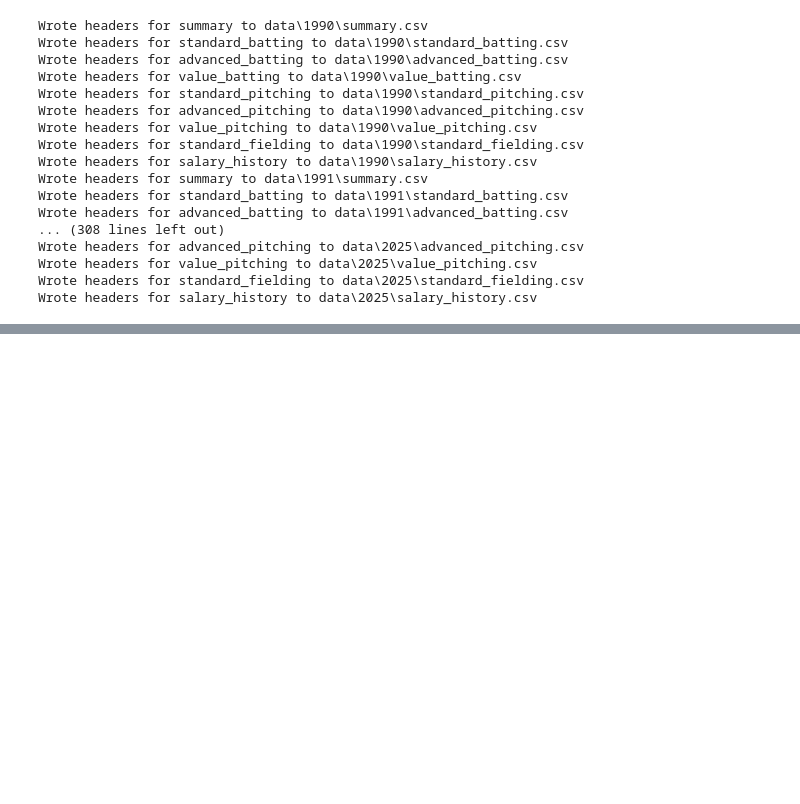
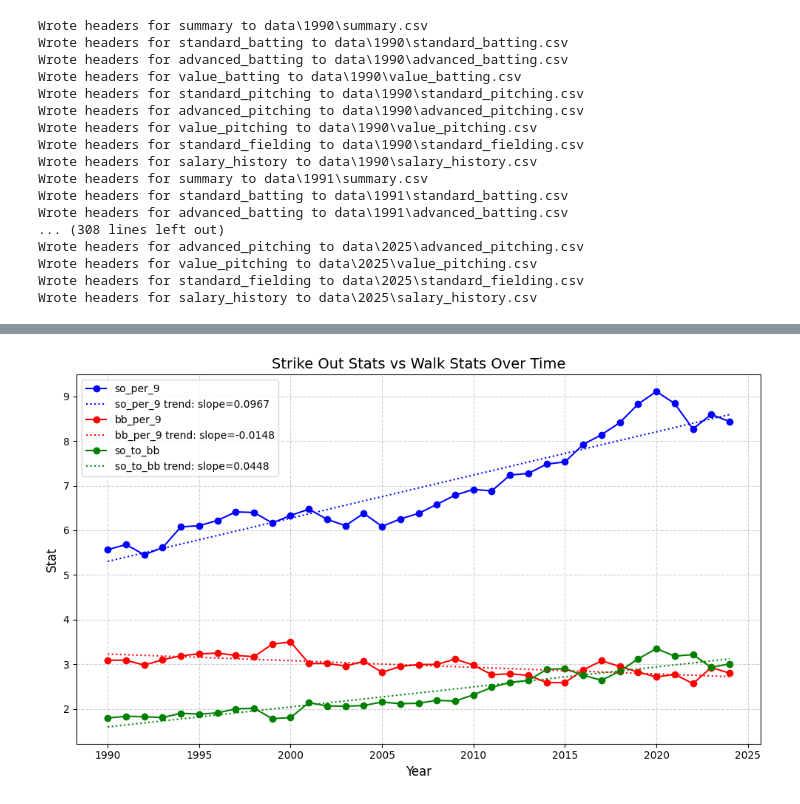
Before and after one commit to HenryWRausch/Project-Moneyball, a Jupyter notebook: script.ipynb, the cells around one changed output, grey strips where cells are left out. Saved outputs shown, nothing was run; the diff lists cells and outputs as text; code cells hidden in the pictures; blank space fills up the shorter version.

```diff
--- a/script.ipynb
+++ b/script.ipynb
@@ -1303,0 +1769,61 @@ Inserted 873 rows into value_pitching from value_pitching.csv for year 2019
+# %%
+# Strikeouts vs Walks over time
+
+import matplotlib.pyplot as plt
+import numpy as np
+
+query = '''SELECT
+    sal.year,
+    -- Weighted averages
+    SUM(sp.so_per_9 * sp.innings_pitched) / SUM(sp.innings_pitched) AS avg_so_per_9,
+    SUM(sp.bb_per_9 * sp.innings_pitched) / SUM(sp.innings_pitched) AS avg_bb_per_9,
+    -- SO/BB ratio computed from weighted sums
+    SUM(sp.so_per_9 * sp.innings_pitched) / NULLIF(SUM(sp.bb_per_9 * sp.innings_pitched), 0) AS avg_so_to_bb
+FROM salary sal
+LEFT JOIN standard_pitching sp
+    ON sal.composite_id = sp.composite_id
+WHERE sp.games_started >= 10
+GROUP BY sal.year
+ORDER BY sal.year;
+    '''
+
+cursor = conn.cursor()
+cursor.execute(query)
+
+data = cursor.fetchall()
+
+years = [row[0] for row in data]
+
+data = {
+    "so_per_9" : [row[1] for row in data],
+    "bb_per_9" : [row[2] for row in data],
+    "so_to_bb" : [row[3] for row in data]
+}
+colors = ["blue", "red", "green"]
+
+fig, ax1 = plt.subplots(figsize=(10,6))
+
+for stat, color in zip(data, colors):
+    slope, intercept = np.polyfit(years, data[stat], 1)
+    trend_line = [slope * year + intercept for year in years]
+
+    # Batting average line — draw on top
+    ax1.plot(years, data[stat], marker='o', color=color, label=stat, zorder=2)
+
+    # Linear trend lines
+    ax1.plot(years, trend_line, linestyle=':', color=color, label=f'{stat} trend: slope={slope:.4f}', zorder=3,)
+
+
+
+ax1.set_xlabel("Year", fontsize=12)
+ax1.set_ylabel("Stat", color='black', fontsize=12)
+ax1.tick_params(axis='y', labelcolor='black')
+ax1.grid(True, linestyle='--', alpha=0.6)
+
+# Title and legend
+plt.title("Strike Out Stats vs Walk Stats Over Time", fontsize=14)
+ax1.legend(loc='upper left')
+fig.tight_layout()
+plt.show()
+# %% [output]
+[figure, added]
```
Also changed, not shown: parts of 9 cells of this notebook.
